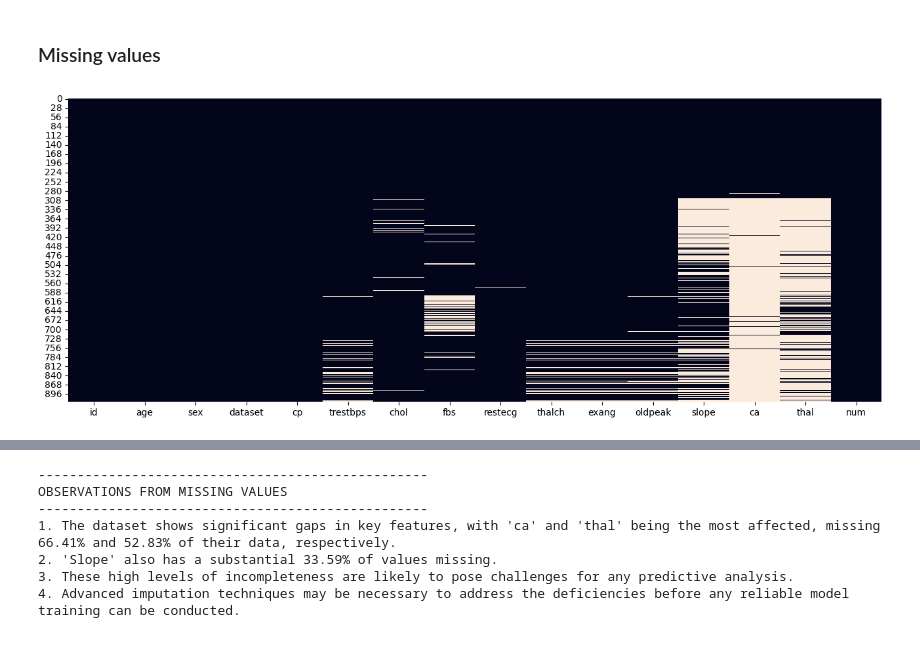
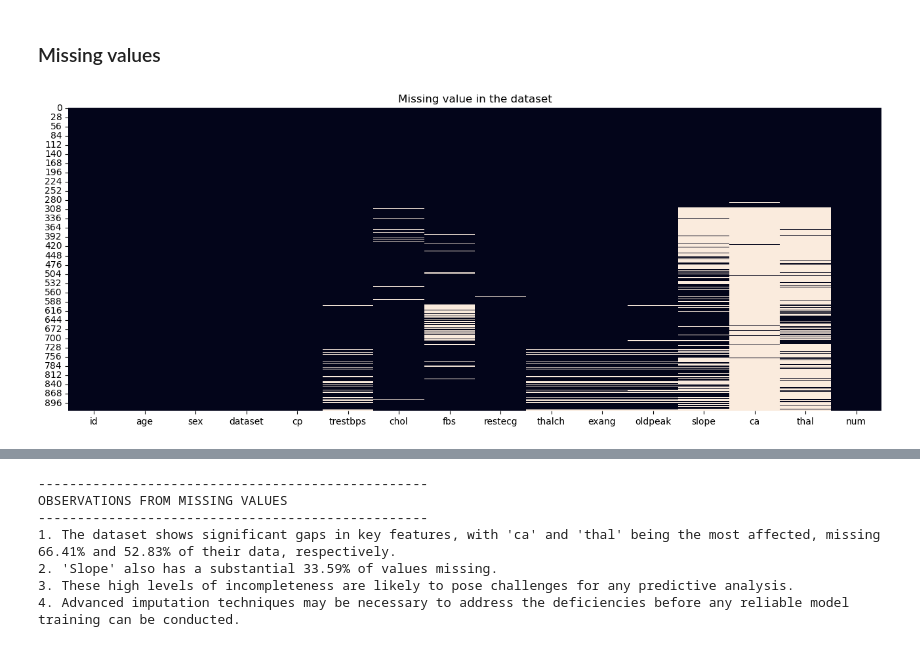
Before and after one commit to devbilalkhan/ml-heart-disease-uci, a Jupyter notebook: uci_heart_disease_data.ipynb, the cells around one changed output, grey strips where cells are left out. Cells and saved outputs as stored; diff of their text form; code cells hidden in the pictures.

```diff
--- a/uci_heart_disease_data.ipynb
+++ b/uci_heart_disease_data.ipynb
@@ -196,10 +200,11 @@ OBSERVATIONS FROM SUMMARY STATISTICS
 # %%
 # Plot the heatmap on dataset to check the missing values
 plt.figure(figsize=(16, 6))
 sns.heatmap(df.isnull(), cbar=False)
+plt.title('Missing value in the dataset')
 plt.show()
 # %% [output]
-[figure, old version]
+[figure, new version]
 # %%
 round(((df.isnull().sum() / len(df)) * 100).sort_values(ascending=False),2)
 # %% [output]
```
Also changed, not shown: parts of 10 cells of this notebook.
